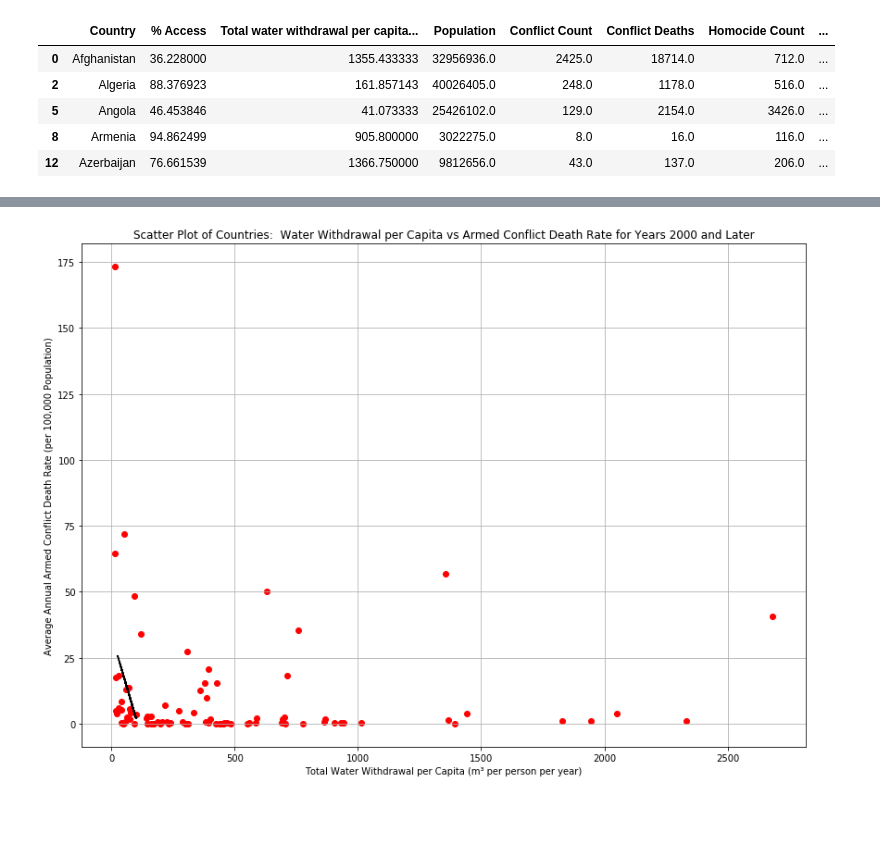
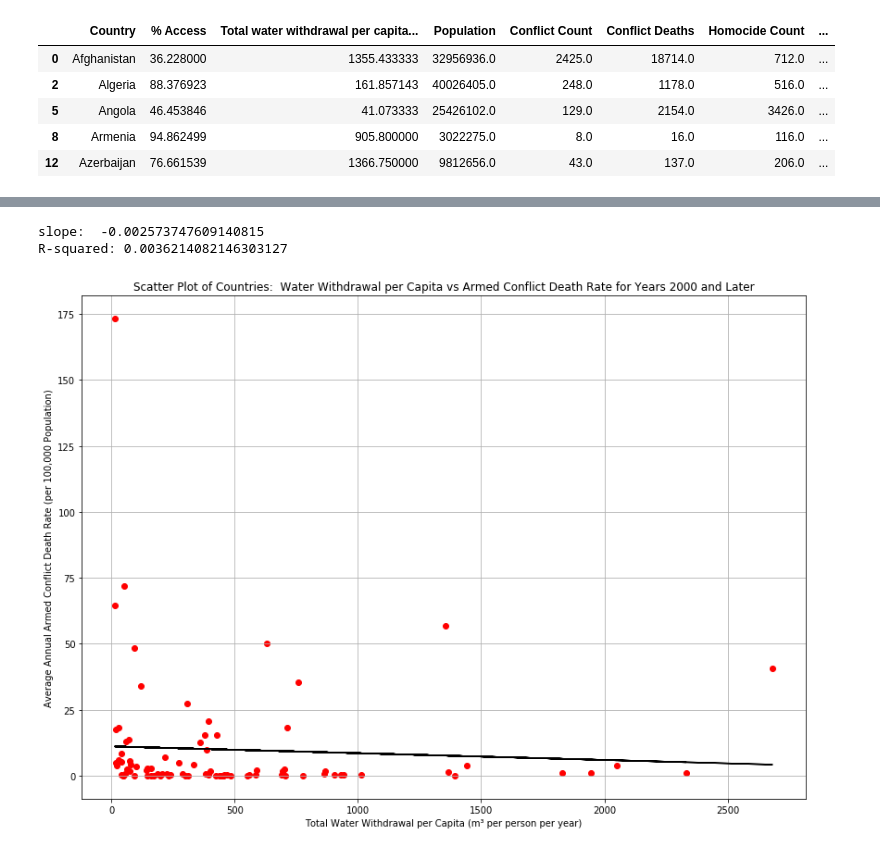
Before and after one commit to jtomines/ProjWANGRY, a Jupyter notebook: 3_ManipulationCode/WANGRY_MergeWorldWaterWithConflict_JT-Copy1.ipynb, the cells around one changed output, grey strips where cells are left out. Cells and saved outputs as stored; diff of their text form; code cells hidden in the pictures; blank space fills up the shorter version.

```diff
--- a/3_ManipulationCode/WANGRY_MergeWorldWaterWithConflict_JT-Copy1.ipynb
+++ b/3_ManipulationCode/WANGRY_MergeWorldWaterWithConflict_JT-Copy1.ipynb
@@ -141,23 +187,34 @@ plt.show()
 [figure]
 # %%
-plt.scatter(wv_df["Total water withdrawal per capita (m³ per person per year)"], wv_df["Conflict Death Rate"], color='r')
+# Create scatterplot of Water Withdrawal per Capita vs Conflict Count
+
+x = wv_df["Total water withdrawal per capita (m³ per person per year)"]
+y = wv_df["Conflict Death Rate"]
+
+plt.scatter(x, y, color='r')
 plt.title('Scatter Plot of Countries:  Water Withdrawal per Capita vs Armed Conflict Death Rate for Years 2000 and Later')
 plt.xlabel("Total Water Withdrawal per Capita (m³ per person per year)")
 plt.ylabel("Average Annual Armed Conflict Death Rate (per 100,000 Population)")
 
-z = np.polyfit(wv_df["% Access"], wv_df["Conflict Death Rate"], 1)
+z = np.polyfit(x, y, 1)
 p = np.poly1d(z)
-plt.plot(wv_df["% Access"],p(wv_df["% Access"]),"k")
+plt.plot(x,p(x),"k")
+
+slope, intercept, r_value, p_value, std_err = linregress(x,y)
+print("slope: ", slope)
+print("R-squared:", r_value*r_value)
 
 plt.grid()
 
 plt.gcf().set_size_inches(14, 10)
 
 # Save the Figure
 plt.savefig("../6_Output/Water Withdrawal per Capita vs Armed Conflict Death Rate_JT.png")
 
 # Show the Figure
 plt.show()
 # %% [output]
+slope:  -0.002573747609140815
+R-squared: 0.0036214082146303127
-[figure, old version]
+[figure, new version]
 # %%
```
Also changed, not shown: parts of 6 cells of this notebook, 3 other files.
